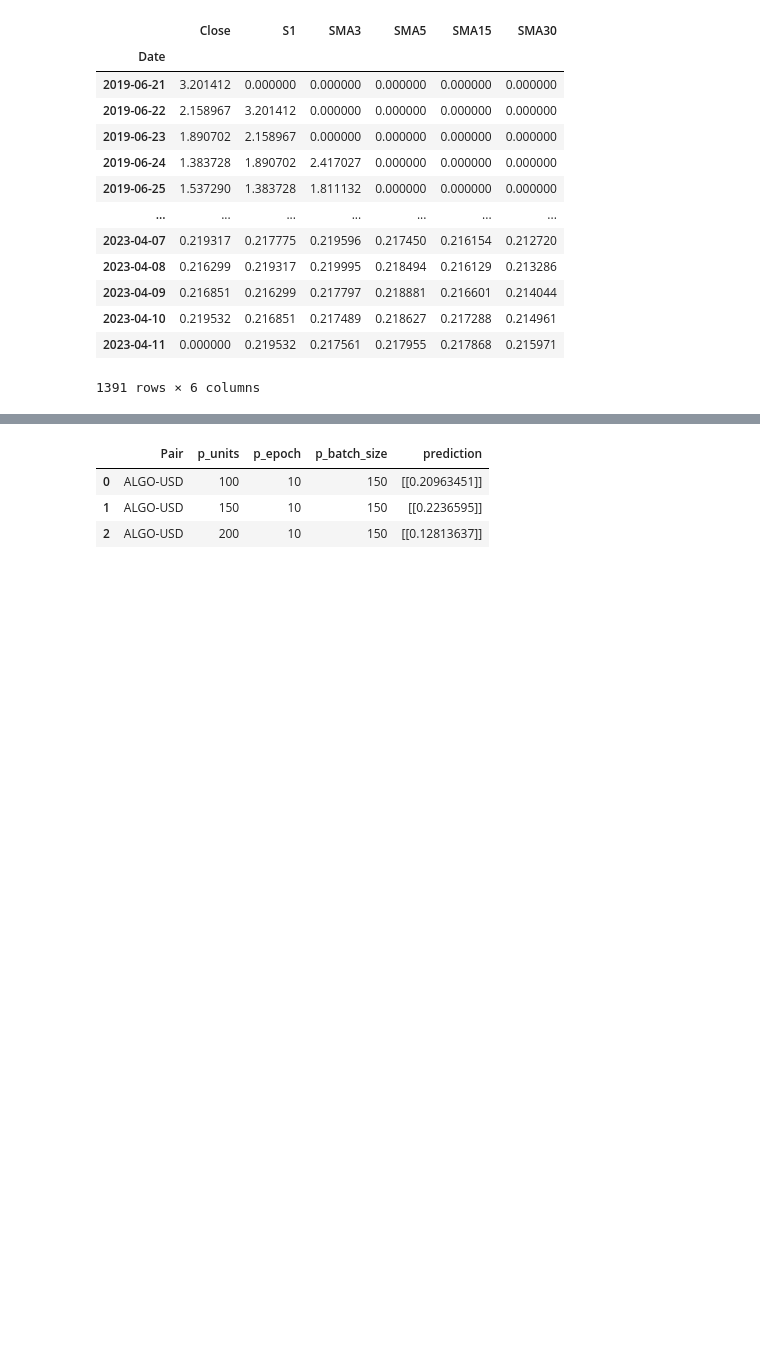
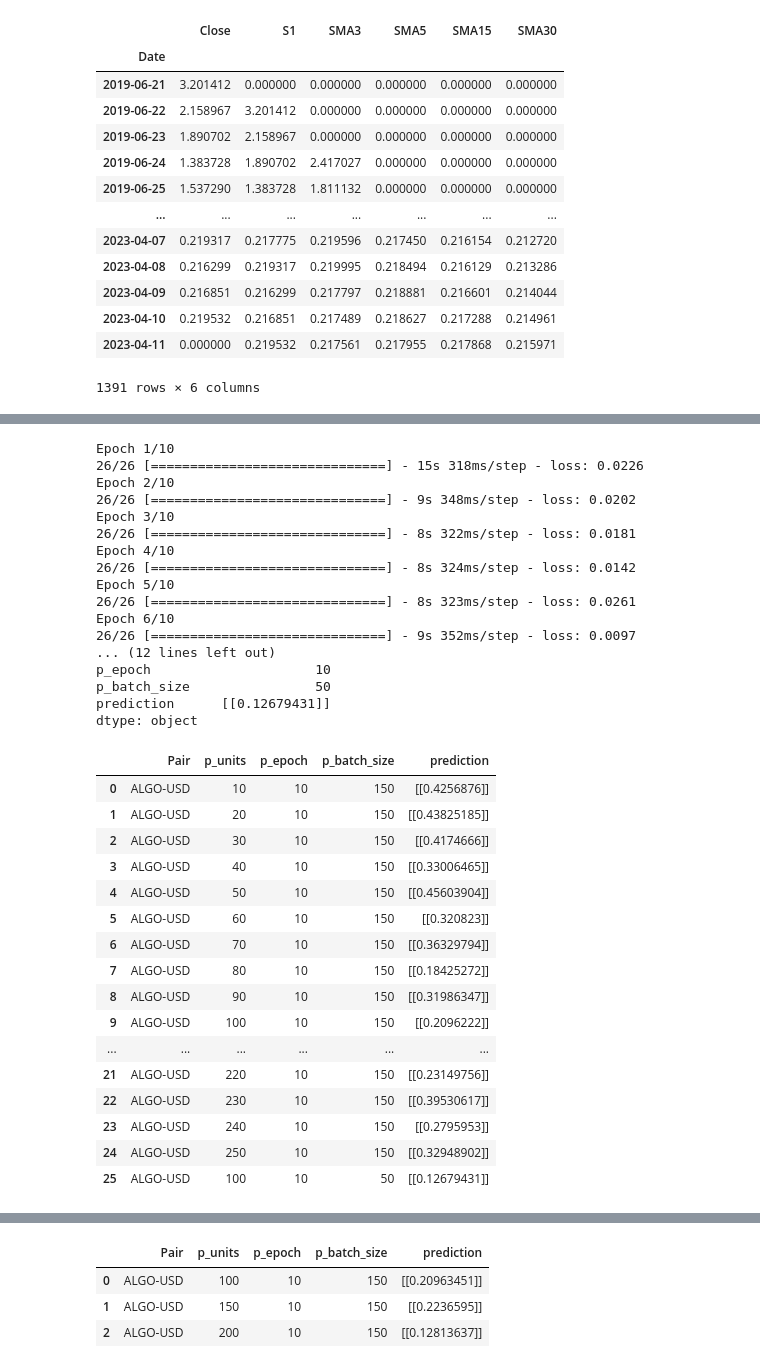
Before and after one commit to ozukun/Crypto_Project, a Jupyter notebook: Crypto_Main.ipynb, the cells around one changed output, grey strips where cells are left out. Saved outputs shown, nothing was run; the diff lists cells and outputs as text; code cells hidden in the pictures; blank space fills up the shorter version.

```diff
--- a/Crypto_Main.ipynb
+++ b/Crypto_Main.ipynb
@@ -710,0 +692,31 @@ dtype: object
+# %%
+param_list=[]
+for z in range (10,150,10):
+    #print(z)
+    param_list.append([z,10,150])
+display(param_list)
+
+
+for k in param_list:
+    calc_LTSM(k)
+
+
+
+display(df_RNN)
+print(df_RNN.prediction.mean)
+# %%
+param_list=[]
+for z in range (50,5000,100):
+    #print(z)
+    param_list.append([100,10,z])
+display(param_list)
+
+
+for k in param_list:
+    calc_LTSM(k)
+
+
+
+display(df_RNN)
+print(df_RNN.prediction.mean)
+# %% [output]
@@ -710,0 +740,34 @@ dtype: object
+Epoch 1/10
+26/26 [==============================] - 15s 318ms/step - loss: 0.0226
+Epoch 2/10
+26/26 [==============================] - 9s 348ms/step - loss: 0.0202
+Epoch 3/10
+26/26 [==============================] - 8s 322ms/step - loss: 0.0181
+Epoch 4/10
+26/26 [==============================] - 8s 324ms/step - loss: 0.0142
+Epoch 5/10
+26/26 [==============================] - 8s 323ms/step - loss: 0.0261
+Epoch 6/10
+26/26 [==============================] - 9s 352ms/step - loss: 0.0097
+... (12 lines left out)
+p_epoch                     10
+p_batch_size                50
+prediction      [[0.12679431]]
+dtype: object
+|  | Pair | p_units | p_epoch | p_batch_size | prediction |
+| 0 | ALGO-USD | 10 | 10 | 150 | [[0.4256876]] |
+| 1 | ALGO-USD | 20 | 10 | 150 | [[0.43825185]] |
+| 2 | ALGO-USD | 30 | 10 | 150 | [[0.4174666]] |
+| 3 | ALGO-USD | 40 | 10 | 150 | [[0.33006465]] |
+| 4 | ALGO-USD | 50 | 10 | 150 | [[0.45603904]] |
+| 5 | ALGO-USD | 60 | 10 | 150 | [[0.320823]] |
+| 6 | ALGO-USD | 70 | 10 | 150 | [[0.36329794]] |
+| 7 | ALGO-USD | 80 | 10 | 150 | [[0.18425272]] |
+| 8 | ALGO-USD | 90 | 10 | 150 | [[0.31986347]] |
+| 9 | ALGO-USD | 100 | 10 | 150 | [[0.2096222]] |
+| ... | ... | ... | ... | ... | ... |
+| 21 | ALGO-USD | 220 | 10 | 150 | [[0.23149756]] |
+| 22 | ALGO-USD | 230 | 10 | 150 | [[0.39530617]] |
+| 23 | ALGO-USD | 240 | 10 | 150 | [[0.2795953]] |
+| 24 | ALGO-USD | 250 | 10 | 150 | [[0.32948902]] |
+| 25 | ALGO-USD | 100 | 10 | 50 | [[0.12679431]] |
```
Also changed, not shown: parts of 2 cells of this notebook.
